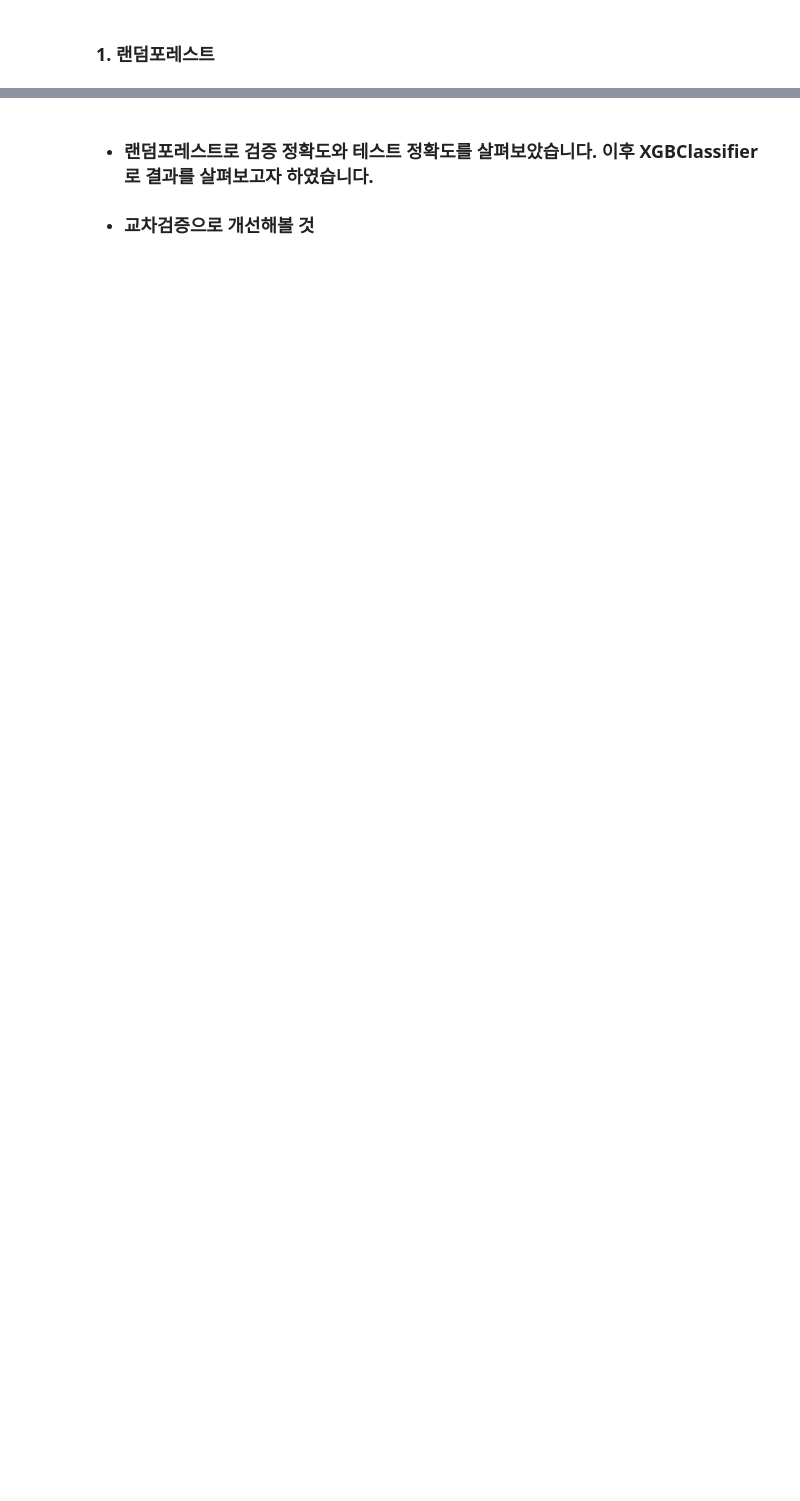
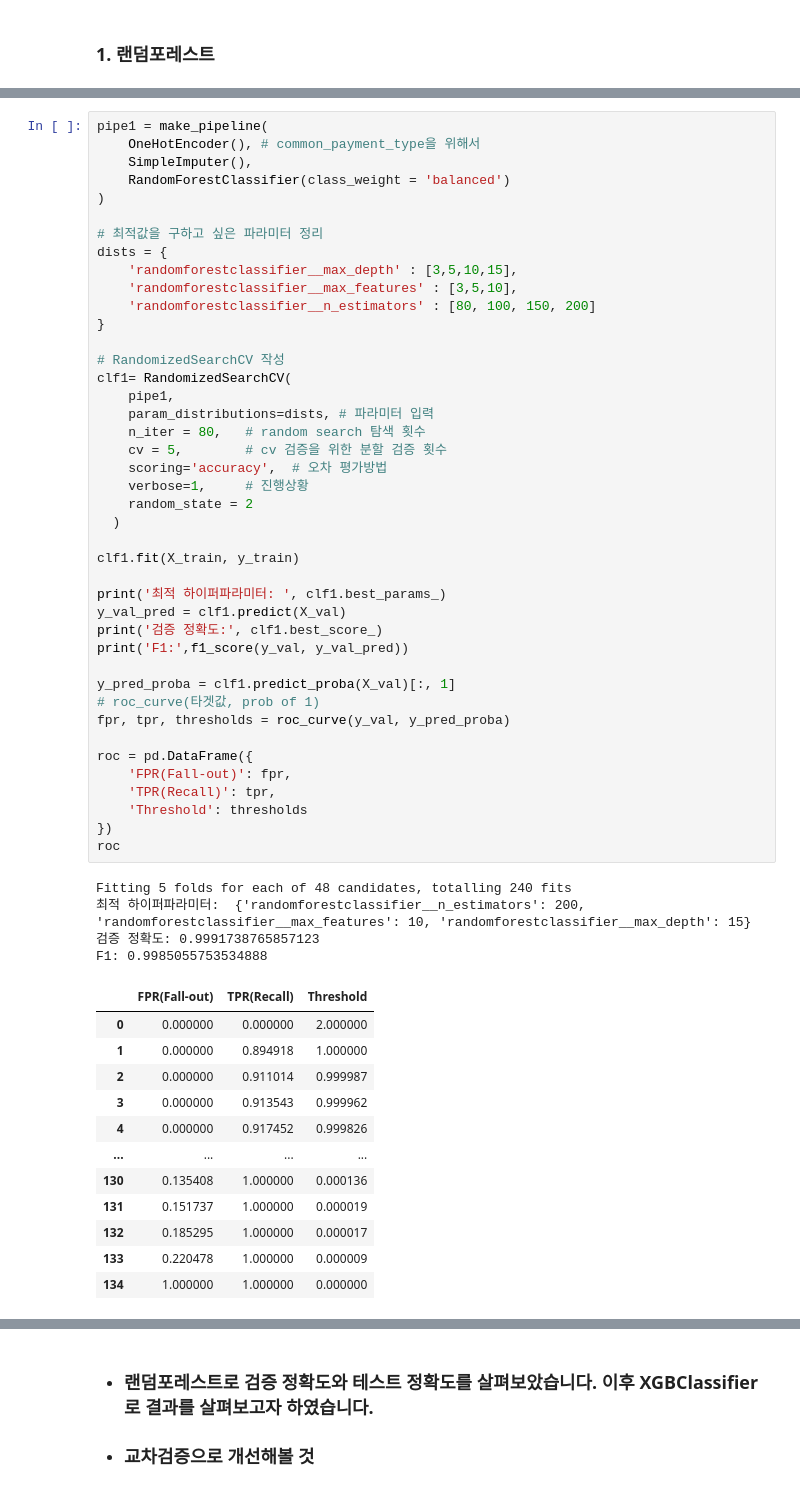
Before and after one commit to cyss93/sprint2_project, a Jupyter notebook: project_3.ipynb, the cells around one changed output, grey strips where cells are left out. Cells and saved outputs as stored; diff of their text form; blank space fills up the shorter version.

```diff
--- a/project_3.ipynb
+++ b/project_3.ipynb
@@ -702,0 +1169,59 @@ print('F1-score: ', f1_score(y_test, y_pred))
+# %%
+pipe1 = make_pipeline(
+    OneHotEncoder(), # common_payment_type을 위해서
+    SimpleImputer(),
+    RandomForestClassifier(class_weight = 'balanced')
+)
+
+# 최적값을 구하고 싶은 파라미터 정리
+dists = {
+    'randomforestclassifier__max_depth' : [3,5,10,15],
+    'randomforestclassifier__max_features' : [3,5,10],
+    'randomforestclassifier__n_estimators' : [80, 100, 150, 200]
+}
+
+# RandomizedSearchCV 작성
+clf1= RandomizedSearchCV(
+    pipe1,
+    param_distributions=dists, # 파라미터 입력
+    n_iter = 80,   # random search 탐색 횟수
+    cv = 5,        # cv 검증을 위한 분할 검증 횟수
+    scoring='accuracy',  # 오차 평가방법
+    verbose=1,     # 진행상황
+    random_state = 2
+  )
+
+clf1.fit(X_train, y_train)
+
+print('최적 하이퍼파라미터: ', clf1.best_params_)
+y_val_pred = clf1.predict(X_val)
+print('검증 정확도:', clf1.best_score_)
+print('F1:',f1_score(y_val, y_val_pred))
+
+y_pred_proba = clf1.predict_proba(X_val)[:, 1]
+# roc_curve(타겟값, prob of 1)
+fpr, tpr, thresholds = roc_curve(y_val, y_pred_proba)
+
+roc = pd.DataFrame({
+    'FPR(Fall-out)': fpr,
+    'TPR(Recall)': tpr,
+    'Threshold': thresholds
+})
+roc
+# %% [output]
+Fitting 5 folds for each of 48 candidates, totalling 240 fits
+최적 하이퍼파라미터:  {'randomforestclassifier__n_estimators': 200, 'randomforestclassifier__max_features': 10, 'randomforestclassifier__max_depth': 15}
+검증 정확도: 0.9991738765857123
+F1: 0.9985055753534888
+|  | FPR(Fall-out) | TPR(Recall) | Threshold |
+| 0 | 0.000000 | 0.000000 | 2.000000 |
+| 1 | 0.000000 | 0.894918 | 1.000000 |
+| 2 | 0.000000 | 0.911014 | 0.999987 |
+| 3 | 0.000000 | 0.913543 | 0.999962 |
+| 4 | 0.000000 | 0.917452 | 0.999826 |
+| ... | ... | ... | ... |
+| 130 | 0.135408 | 1.000000 | 0.000136 |
+| 131 | 0.151737 | 1.000000 | 0.000019 |
+| 132 | 0.185295 | 1.000000 | 0.000017 |
+| 133 | 0.220478 | 1.000000 | 0.000009 |
+| 134 | 1.000000 | 1.000000 | 0.000000 |
```
Also changed, not shown: parts of 74 cells of this notebook.
